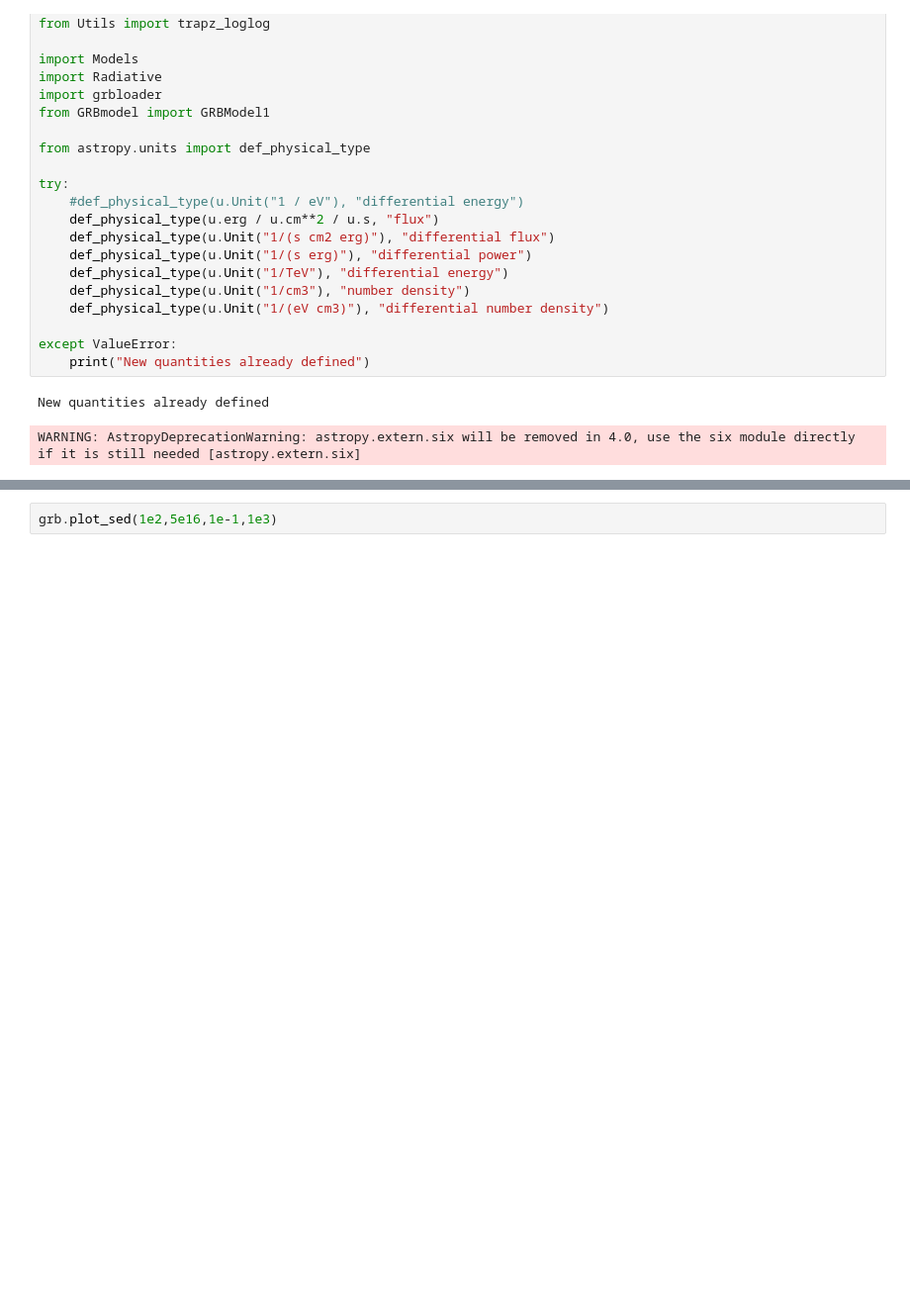
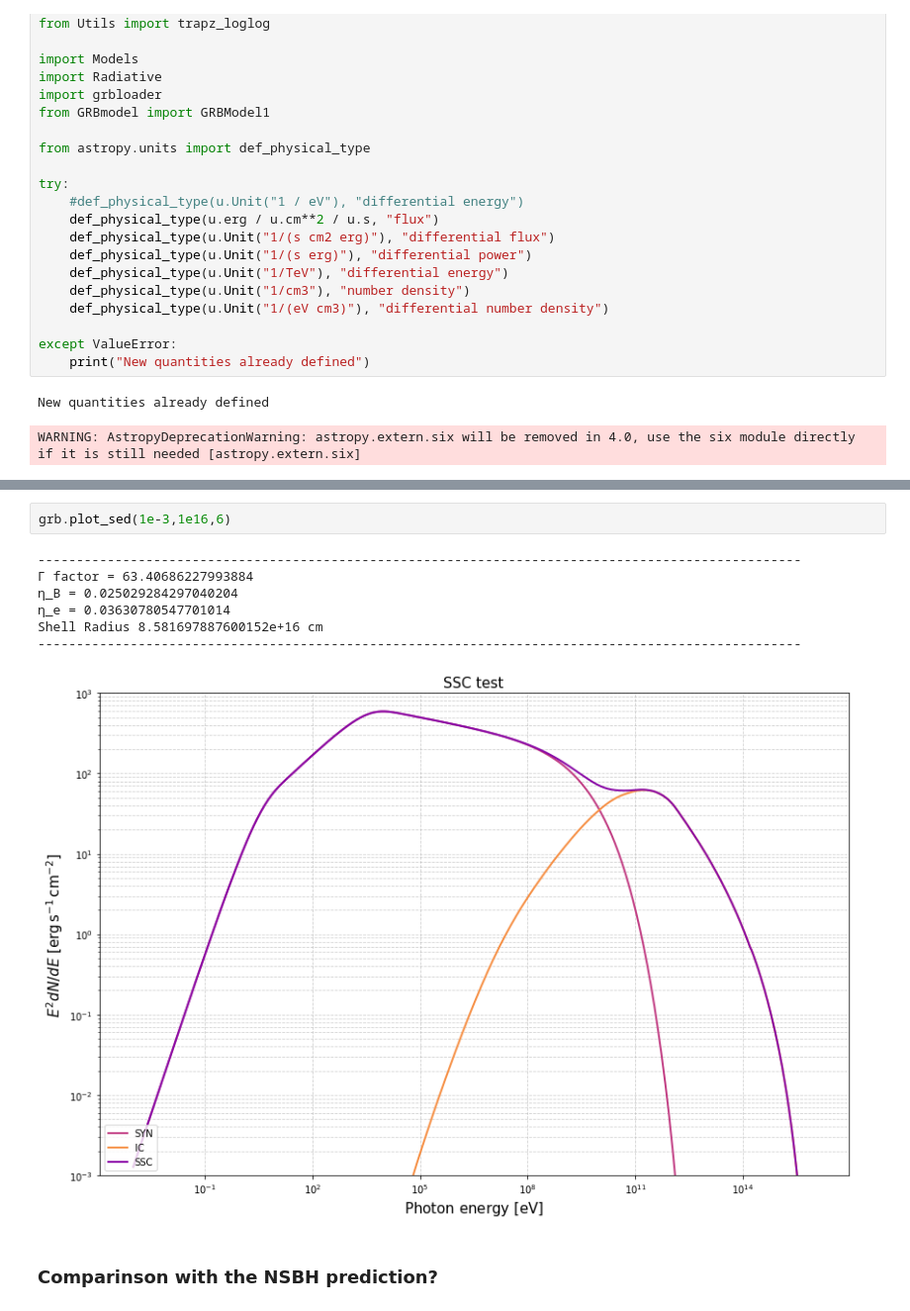
Before and after one commit to TobiaMatcovich/GRBmodelling, a Jupyter notebook: TEST2.ipynb, the cells around one changed output, grey strips where cells are left out. Shown at 99% size. Cells and saved outputs as stored; diff of their text form; blank space fills up the shorter version.

```diff
--- a/TEST2.ipynb
+++ b/TEST2.ipynb
@@ -92,2 +108,12 @@ grb._SSSmodel_ind1fixed(pars=[eta_e, Ebreak,Index2, Ec, B],data=ener)
 # %%
-grb.plot_sed(1e2,5e16,1e-1,1e3)
+grb.plot_sed(1e-3,1e16,6)
+# %% [output]
+---------------------------------------------------------------------------------------------------
+Γ factor = 63.40686227993884
+η_B = 0.025029284297040204
+η_e = 0.03630780547701014
+Shell Radius 8.581697887600152e+16 cm
+---------------------------------------------------------------------------------------------------
+[figure, added]
+# %% [markdown]
+### Comparinson with the NSBH prediction?
```
Also changed, not shown: parts of 24 cells of this notebook, 1 other file.
